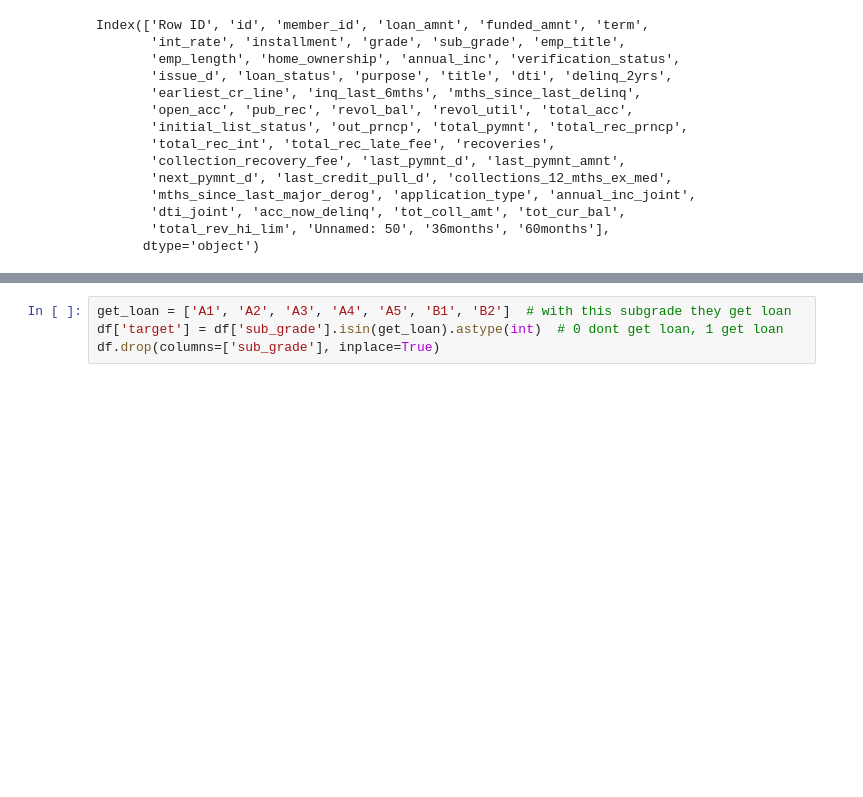
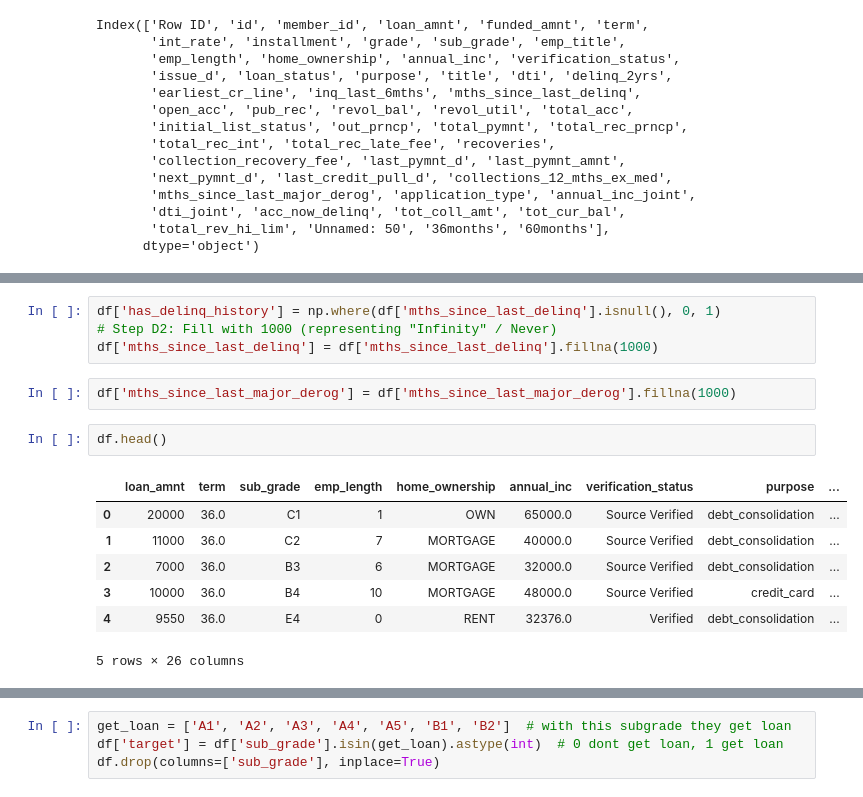
Before and after one commit to thanasisxan/AI-101-Machine-Learning, a Jupyter notebook: Exercise-6/loan-classifier.ipynb, the cells around one changed output, grey strips where cells are left out. Saved outputs shown, nothing was run; the diff lists cells and outputs as text; blank space fills up the shorter version.

```diff
--- a/Exercise-6/loan-classifier.ipynb
+++ b/Exercise-6/loan-classifier.ipynb
@@ -85,0 +166,16 @@ df.drop(columns=[
+# %%
+df['has_delinq_history'] = np.where(df['mths_since_last_delinq'].isnull(), 0, 1)
+# Step D2: Fill with 1000 (representing "Infinity" / Never)
+df['mths_since_last_delinq'] = df['mths_since_last_delinq'].fillna(1000)
+# %%
+df['mths_since_last_major_derog'] = df['mths_since_last_major_derog'].fillna(1000)
+# %%
+df.head()
+# %% [output]
+|  | loan_amnt | term | sub_grade | emp_length | home_ownership | annual_inc | verification_status | purpose | ... |
+| 0 | 20000 | 36.0 | C1 | 1 | OWN | 65000.0 | Source Verified | debt_consolidation | ... |
+| 1 | 11000 | 36.0 | C2 | 7 | MORTGAGE | 40000.0 | Source Verified | debt_consolidation | ... |
+| 2 | 7000 | 36.0 | B3 | 6 | MORTGAGE | 32000.0 | Source Verified | debt_consolidation | ... |
+| 3 | 10000 | 36.0 | B4 | 10 | MORTGAGE | 48000.0 | Source Verified | credit_card | ... |
+| 4 | 9550 | 36.0 | E4 | 0 | RENT | 32376.0 | Verified | debt_consolidation | ... |
+5 rows × 26 columns
```
Also changed, not shown: parts of 14 cells of this notebook, 1 other file.
